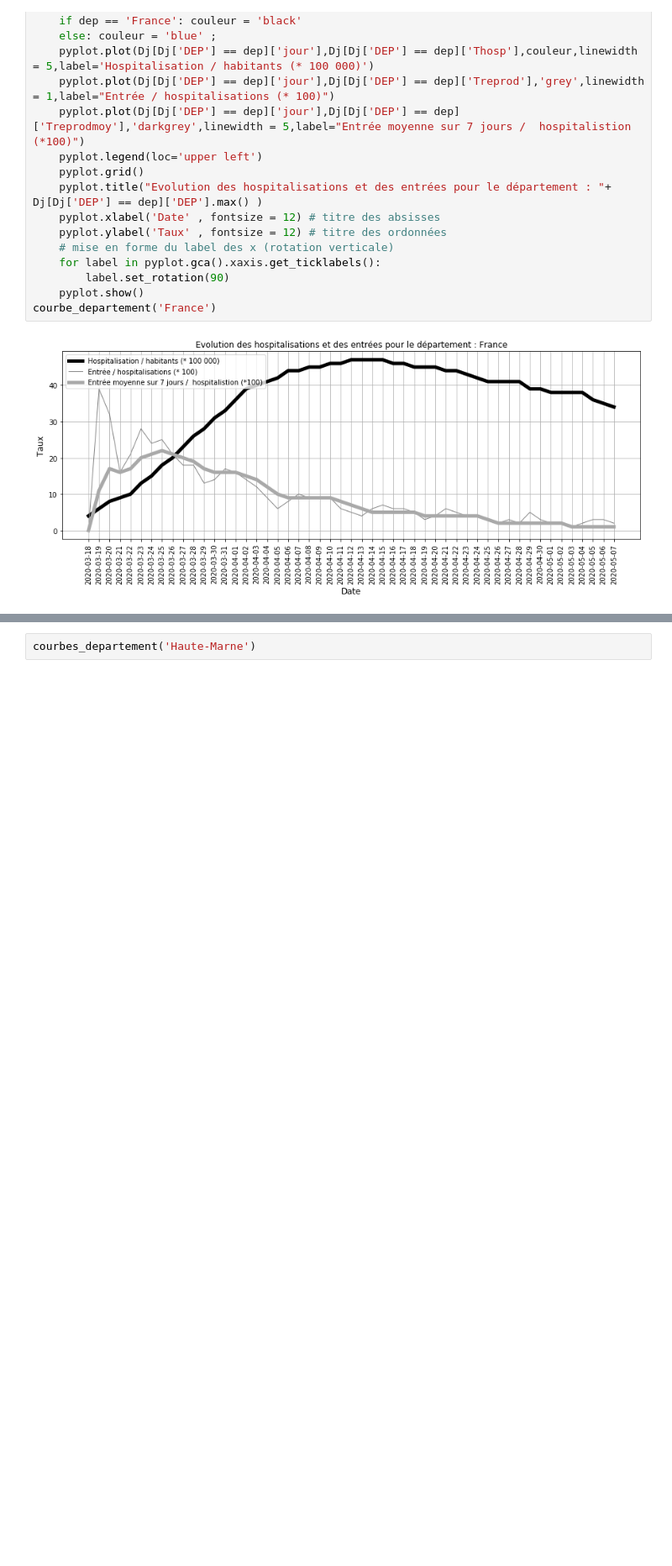
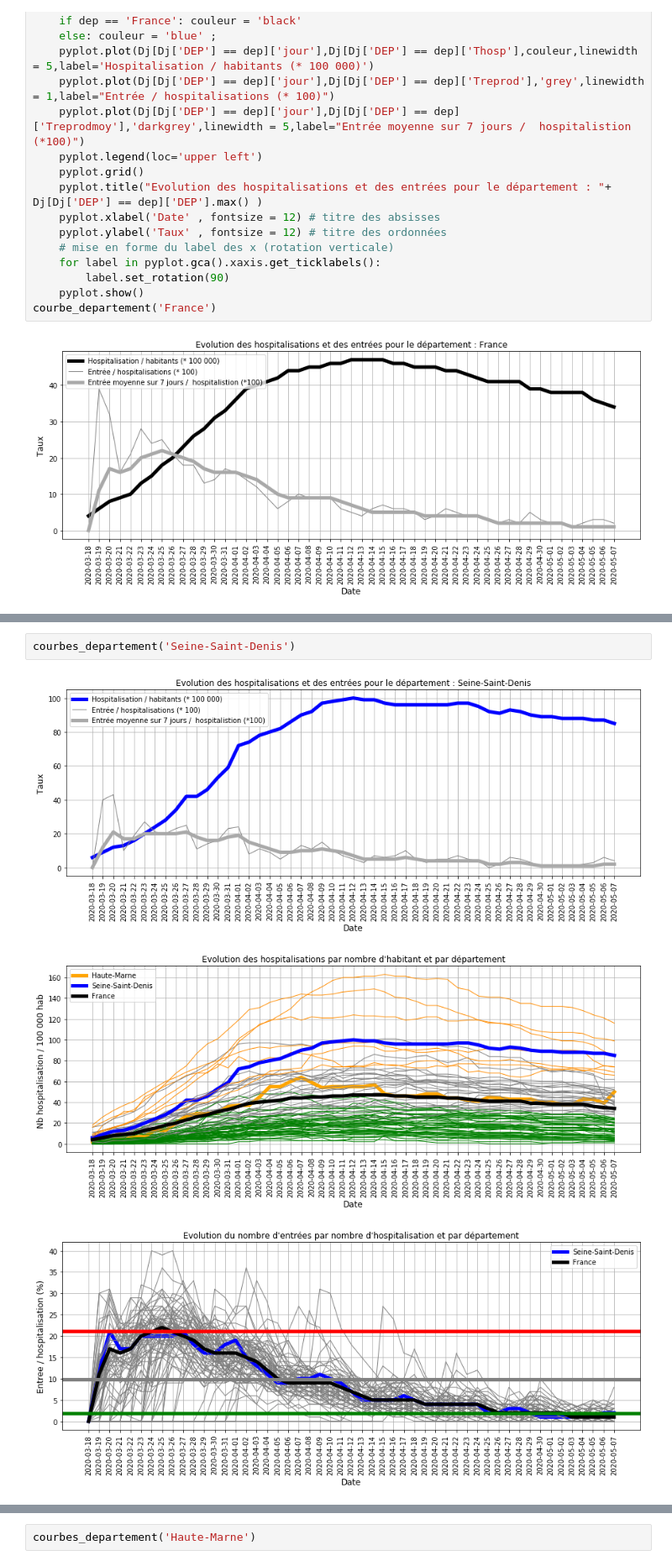
Before and after one commit to smarcovici/Covid_19, a Jupyter notebook: Analyse_confinement/Evolution_confinement.ipynb, the cells around one changed output, grey strips where cells are left out. Shown at 84% size. Drawn from its saved outputs; the diff is of its cells as text; blank space fills up the shorter version.

```diff
--- a/Analyse_confinement/Evolution_confinement.ipynb
+++ b/Analyse_confinement/Evolution_confinement.ipynb
@@ -344,0 +346,6 @@ interactive(children=(Dropdown(description='dep', options=('Ain', 'Aisne', 'Alli
+# %%
+courbes_departement('Seine-Saint-Denis')
+# %% [output]
+[figure, added]
+[figure, added]
+[figure, added]
```
Also changed, not shown: parts of 14 cells of this notebook, 10 other files.
